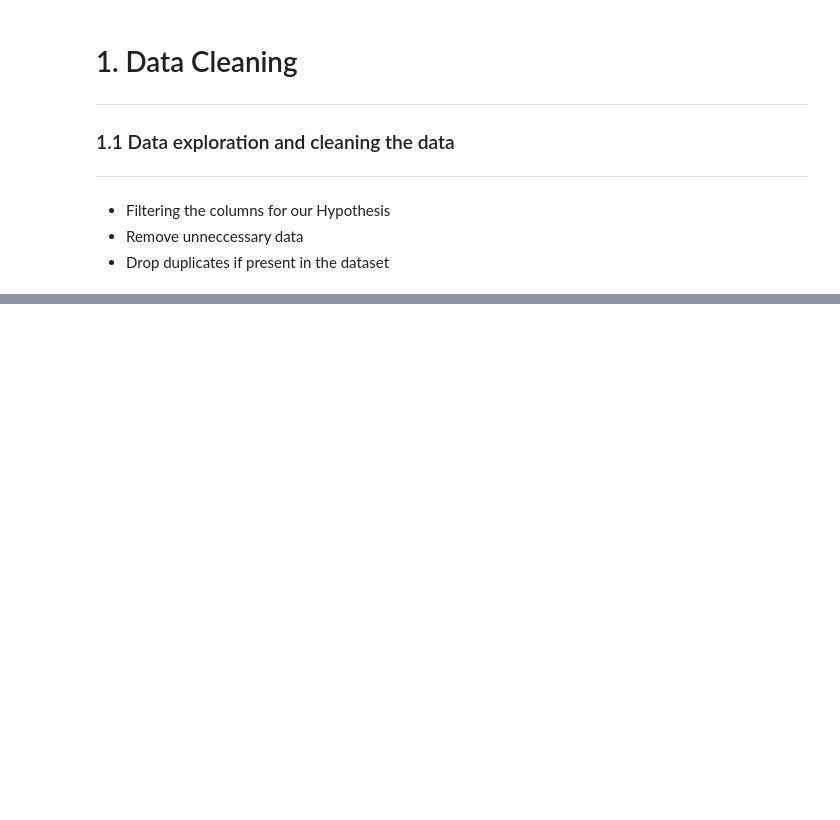
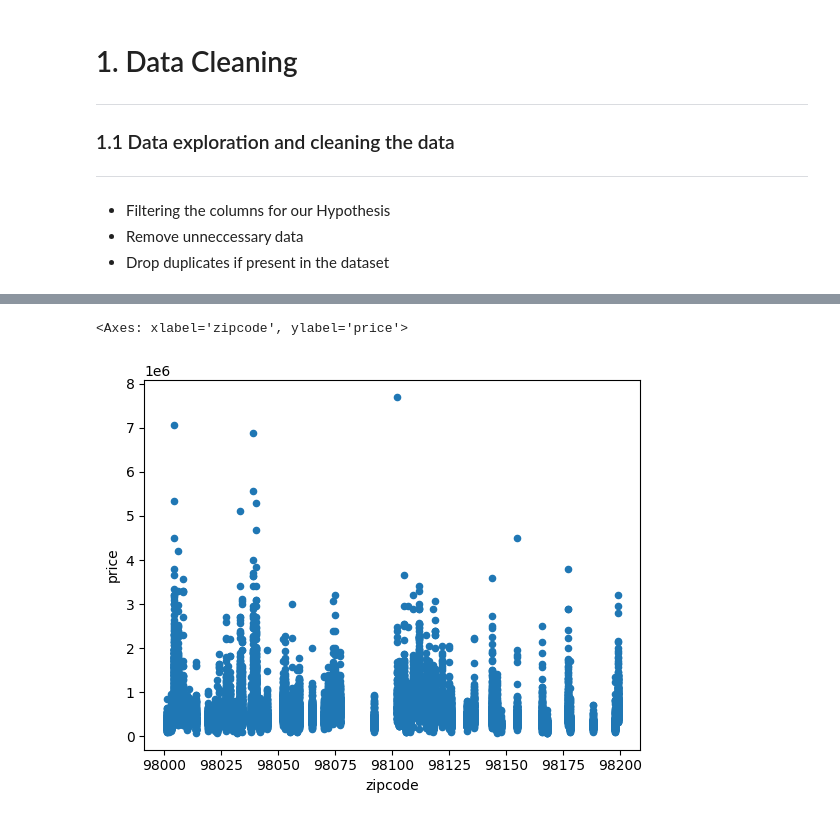
Before and after one commit to vaibhavredekar/ds-eda-project, a Jupyter notebook: eda_project_implementation.ipynb, the cells around one changed output, grey strips where cells are left out. Cells and saved outputs as stored; diff of their text form; code cells hidden in the pictures; blank space fills up the shorter version.

```diff
--- a/eda_project_implementation.ipynb
+++ b/eda_project_implementation.ipynb
@@ -329,0 +394,5 @@ print(df, type(df))
+# %%
+df_h3.plot(kind = 'scatter', x= 'zipcode', y='price')
+# %% [output]
+<Axes: xlabel='zipcode', ylabel='price'>
+[figure, added]
```
Also changed, not shown: parts of 7 cells of this notebook, 4 other files.
